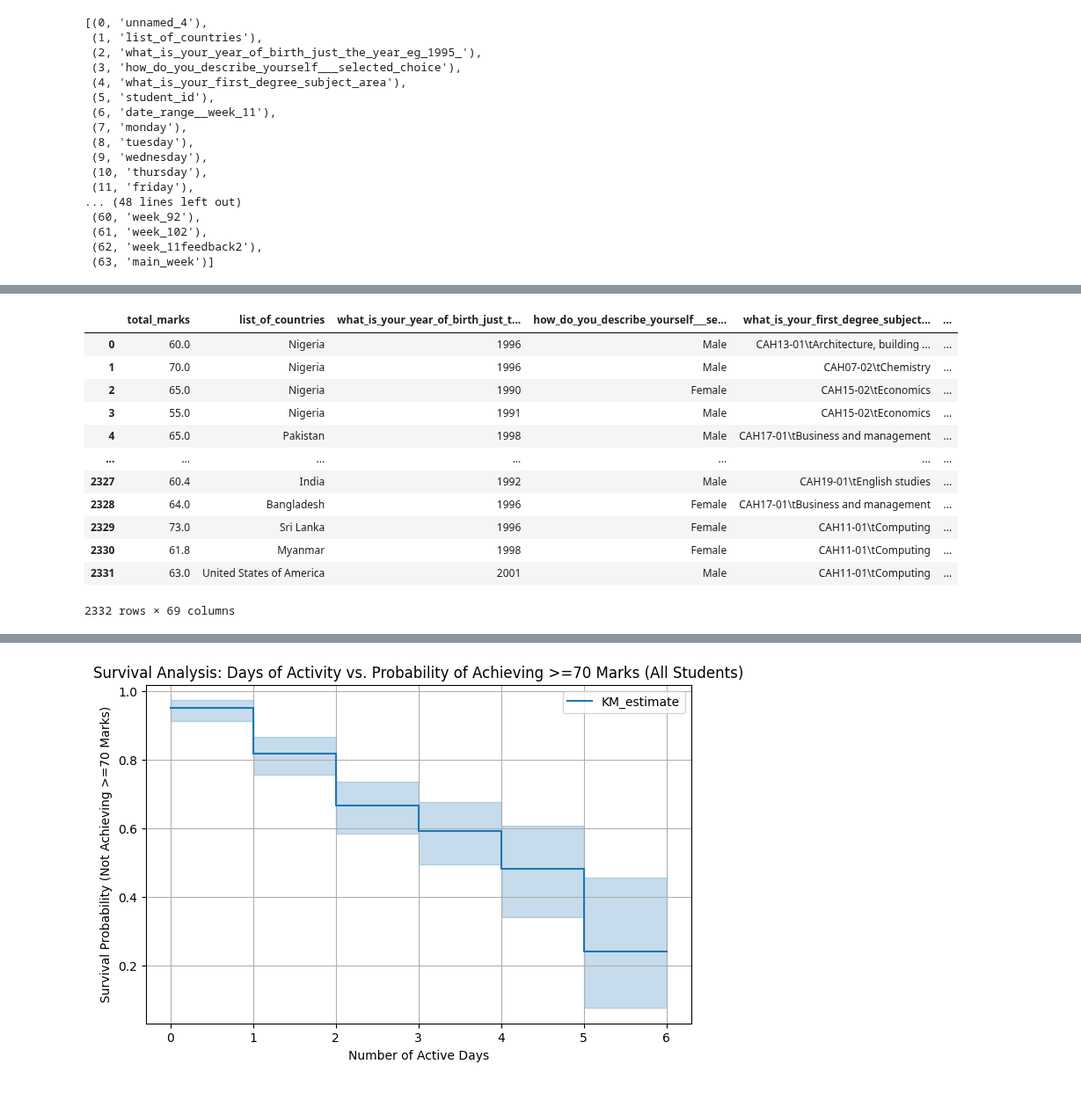
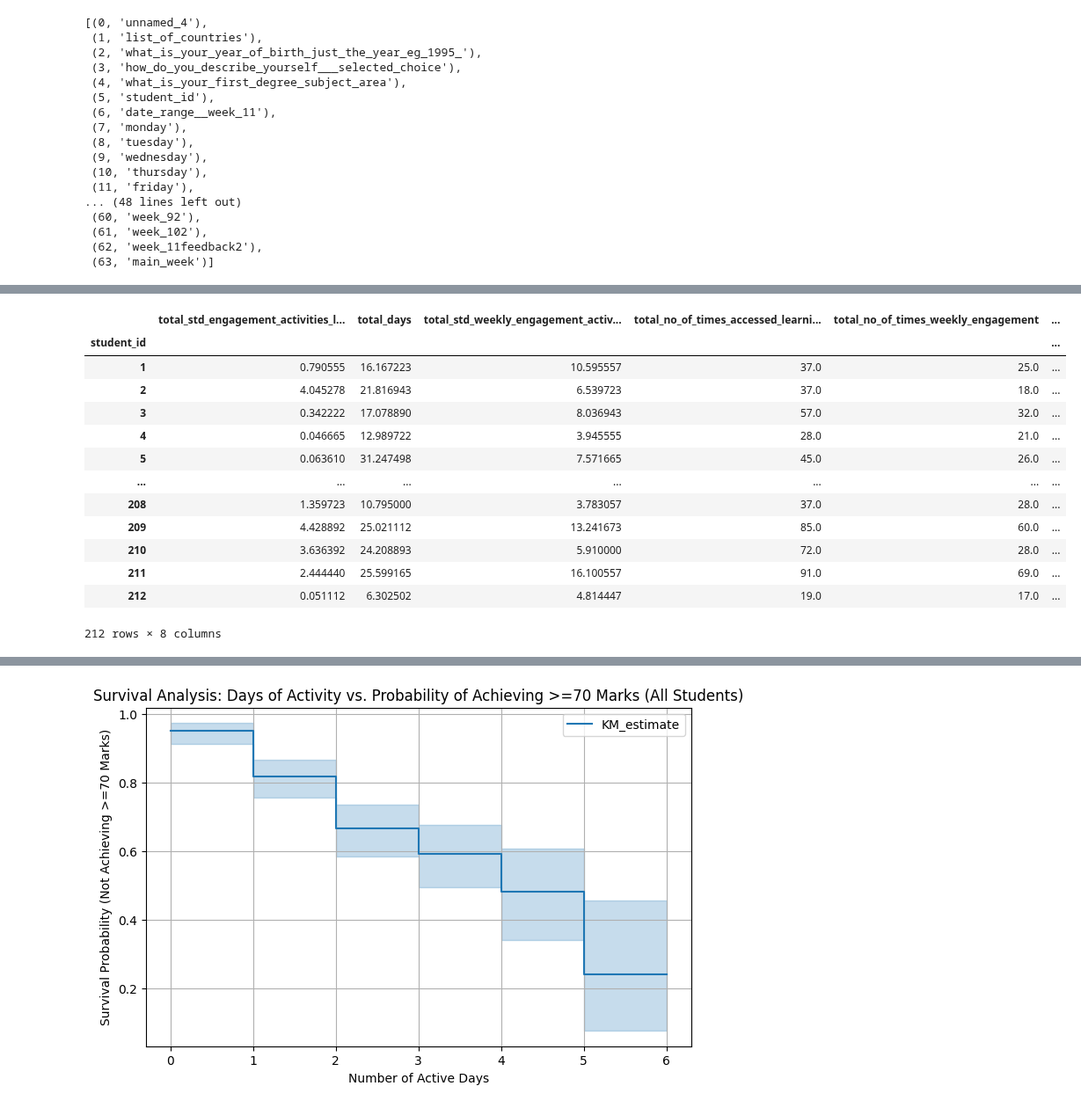
Before and after one commit to tjgusshy/UWE_Brsitol_IGP_Project, a Jupyter notebook: python_folder/eda.ipynb, the cells around one changed output, grey strips where cells are left out. Shown at 88% size. Saved outputs shown, nothing was run; the diff lists cells and outputs as text; code cells hidden in the pictures.

```diff
--- a/python_folder/eda.ipynb
+++ b/python_folder/eda.ipynb
@@ -1135,28 +1197,0 @@ Length: 2332, dtype: float64
-# %%
-
-
-
-
-
-agg_table = merged_df.groupby('student_id').agg({'total_days':'sum', 'total_logins':'sum','total_items':'sum',"student_time_in_course_total_hrs":'sum',
-                                     'std_act_assignments':'sum',
- 'std_act_learning_materials':'sum',
-       'std_act_module_information_handbook':'sum',
-       'std_act_reading_list':'sum',
-       'std_act_week1':'sum',
-       'std_act_week2':'sum',
-       'std_act_week3':'sum',
-       'std_act_week4':'sum',
-       'std_act_week5':'sum',
-       'std_act_week6':'sum',
-       'std_act_week7':'sum',
-       'std_act_week8':'sum',
-       'std_act_week9':'sum',
-       'std_act_week10':'sum',
-       'std_act_week_11_feedback':'sum',
-       'no_of_times_accessed_assignments':'sum',
-       'no_of_times_accessed_learning_materials':'sum',
-       'no_of_times_accessed_module_information_handbook':'sum',
-       'no_of_times_accessed_reading_list':'sum',
-       'no_of_times_week1':'sum',
-       'no_of_times_week2':'sum'})
@@ -1393,18 +1197,0 @@ Students who revised previous weeks' materials: 63
-# %%
-merged_df = pd.concat([merged_df,df11],ignore_index=True,sort=False)
-merged_df.fillna('NA', inplace=True)
-merged_df
-# %% [output]
-|  | total_marks | list_of_countries | what_is_your_year_of_birth_just_t... | how_do_you_describe_yourself___se... | what_is_your_first_degree_subject... | ... |
-| 0 | 60.0 | Nigeria | 1996 | Male | CAH13-01\tArchitecture, building ... | ... |
-| 1 | 70.0 | Nigeria | 1996 | Male | CAH07-02\tChemistry | ... |
-| 2 | 65.0 | Nigeria | 1990 | Female | CAH15-02\tEconomics | ... |
-| 3 | 55.0 | Nigeria | 1991 | Male | CAH15-02\tEconomics | ... |
-| 4 | 65.0 | Pakistan | 1998 | Male | CAH17-01\tBusiness and management | ... |
-| ... | ... | ... | ... | ... | ... | ... |
-| 2327 | 60.4 | India | 1992 | Male | CAH19-01\tEnglish studies | ... |
-| 2328 | 64.0 | Bangladesh | 1996 | Female | CAH17-01\tBusiness and management | ... |
-| 2329 | 73.0 | Sri Lanka | 1996 | Female | CAH11-01\tComputing | ... |
-| 2330 | 61.8 | Myanmar | 1998 | Female | CAH11-01\tComputing | ... |
-| 2331 | 63.0 | United States of America | 2001 | Male | CAH11-01\tComputing | ... |
-2332 rows × 69 columns
@@ -1410,0 +1211,17 @@ merged_df
+# %%
+grpd_table
+# %% [output]
+|  | total_std_engagement_activities_l... | total_days | total_std_weekly_engagement_activ... | total_no_of_times_accessed_learni... | total_no_of_times_weekly_engagement | ... |
+| student_id |  |  |  |  |  | ... |
+| 1 | 0.790555 | 16.167223 | 10.595557 | 37.0 | 25.0 | ... |
+| 2 | 4.045278 | 21.816943 | 6.539723 | 37.0 | 18.0 | ... |
+| 3 | 0.342222 | 17.078890 | 8.036943 | 57.0 | 32.0 | ... |
+| 4 | 0.046665 | 12.989722 | 3.945555 | 28.0 | 21.0 | ... |
+| 5 | 0.063610 | 31.247498 | 7.571665 | 45.0 | 26.0 | ... |
+| ... | ... | ... | ... | ... | ... | ... |
+| 208 | 1.359723 | 10.795000 | 3.783057 | 37.0 | 28.0 | ... |
+| 209 | 4.428892 | 25.021112 | 13.241673 | 85.0 | 60.0 | ... |
+| 210 | 3.636392 | 24.208893 | 5.910000 | 72.0 | 28.0 | ... |
+| 211 | 2.444440 | 25.599165 | 16.100557 | 91.0 | 69.0 | ... |
+| 212 | 0.051112 | 6.302502 | 4.814447 | 19.0 | 17.0 | ... |
+212 rows × 8 columns
```
Also changed, not shown: parts of 31 cells of this notebook.
